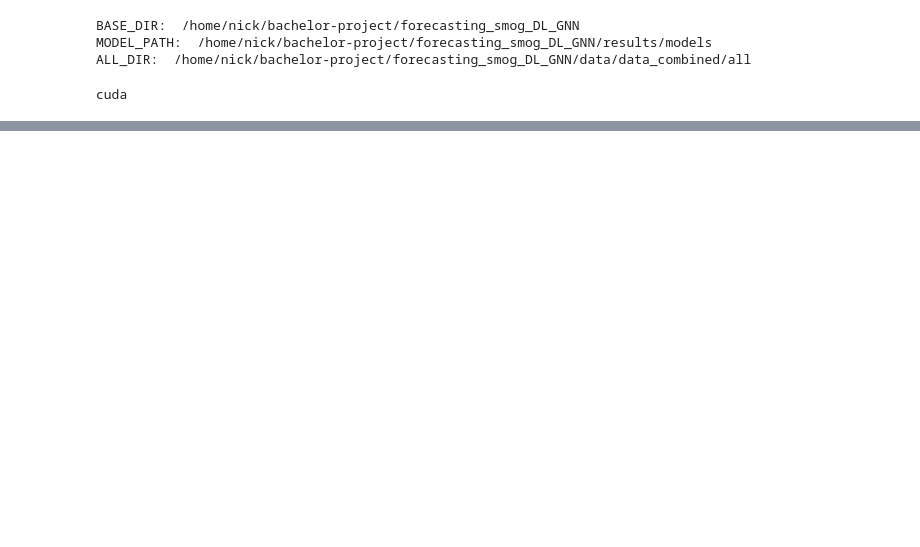
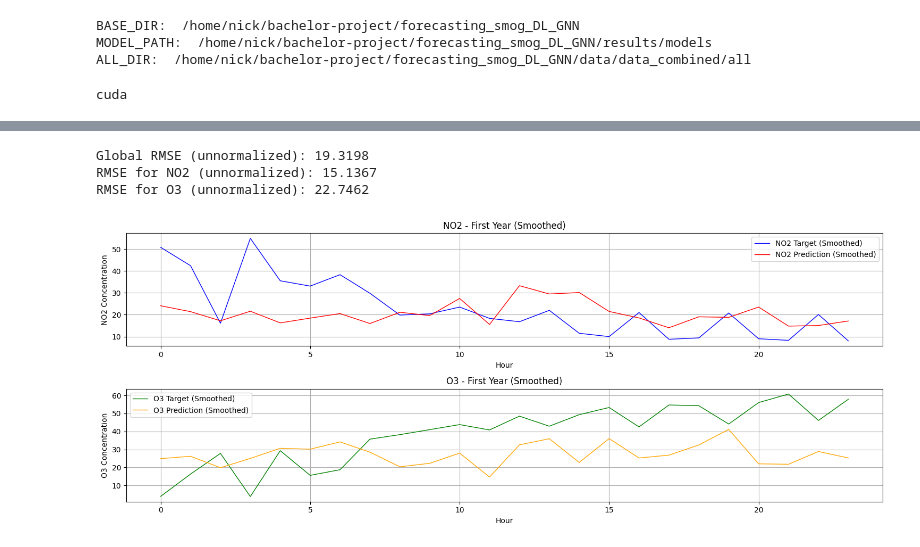
Before and after one commit to nickash2/forecasting_smog_DL_GNN, a Jupyter notebook: src/vanilla_gnn_fixed.ipynb, the cells around one changed output, grey strips where cells are left out. Saved outputs shown, nothing was run; the diff lists cells and outputs as text; code cells hidden in the pictures; blank space fills up the shorter version.

```diff
--- a/src/vanilla_gnn_fixed.ipynb
+++ b/src/vanilla_gnn_fixed.ipynb
@@ -478,0 +230,5 @@ RMSE for O3 (unnormalized): 21.5275
+# %%
+# Load y_min and y_max
+with open(ALL_DIR / "geometric_pkl" / "y_min_max.pkl", "rb") as f:
+
+    y_min, y_max = pickle.load(f)
@@ -478,0 +250,65 @@ RMSE for O3 (unnormalized): 21.5275
+# %%
+import matplotlib.pyplot as plt
+import numpy as np
+
+# Run your function
+global_rmse, rmse_no2, rmse_o3, preds_reshaped, targets_reshaped = predict_and_evaluate(
+    model, test_loader, device, output_dim, y_min, y_max, N_HOURS_Y
+)
+
+# Move to CPU and numpy
+preds_np = preds_reshaped.cpu().numpy()
+targets_np = targets_reshaped.cpu().numpy()
+
+# Flatten into continuous time series
+# Shape: (num_samples * N_HOURS_Y,)
+no2_preds = preds_np[:, :, 0].flatten()
+no2_targets = targets_np[:, :, 0].flatten()
+o3_preds = preds_np[:, :, 1].flatten()
+o3_targets = targets_np[:, :, 1].flatten()
+# Define how many hours in a year
+HOURS_IN_YEAR = 24
+
+# Slice the first year's worth of data
+no2_preds_year = no2_preds[:HOURS_IN_YEAR]
+no2_targets_year = no2_targets[:HOURS_IN_YEAR]
+o3_preds_year = o3_preds[:HOURS_IN_YEAR]
+o3_targets_year = o3_targets[:HOURS_IN_YEAR]
+time_axis = np.arange(HOURS_IN_YEAR)  # Reset time axis
+
+# Convert arrays to pandas Series for rolling()
+no2_preds_smooth = pd.Series(no2_preds_year).rolling(window=1, center=True).mean()
+no2_targets_smooth = pd.Series(no2_targets_year).rolling(window=1, center=True).mean()
+o3_preds_smooth = pd.Series(o3_preds_year).rolling(window=1, center=True).mean()
+o3_targets_smooth = pd.Series(o3_targets_year).rolling(window=1, center=True).mean()
+
+# Plot
+plt.figure(figsize=(15, 6))
+
+# NO2
+plt.subplot(2, 1, 1)
+plt.plot(time_axis, no2_targets_smooth, label='NO2 Target (Smoothed)', color='blue', linewidth=1)
+plt.plot(time_axis, no2_preds_smooth, label='NO2 Prediction (Smoothed)', color='red', linewidth=1)
+plt.title('NO2 - First Year (Smoothed)')
+plt.xlabel('Hour')
+plt.ylabel('NO2 Concentration')
+plt.legend()
+plt.grid(True)
+
+# O3
+plt.subplot(2, 1, 2)
+plt.plot(time_axis, o3_targets_smooth, label='O3 Target (Smoothed)', color='green', linewidth=1)
+plt.plot(time_axis, o3_preds_smooth, label='O3 Prediction (Smoothed)', color='orange', linewidth=1)
+plt.title('O3 - First Year (Smoothed)')
+plt.xlabel('Hour')
+plt.ylabel('O3 Concentration')
+plt.legend()
+plt.grid(True)
+
+plt.tight_layout()
+plt.show()
+# %% [output]
+Global RMSE (unnormalized): 19.3198
+RMSE for NO2 (unnormalized): 15.1367
+RMSE for O3 (unnormalized): 22.7462
+[figure, added]
```
Also changed, not shown: parts of 30 cells of this notebook, 49 other files.
